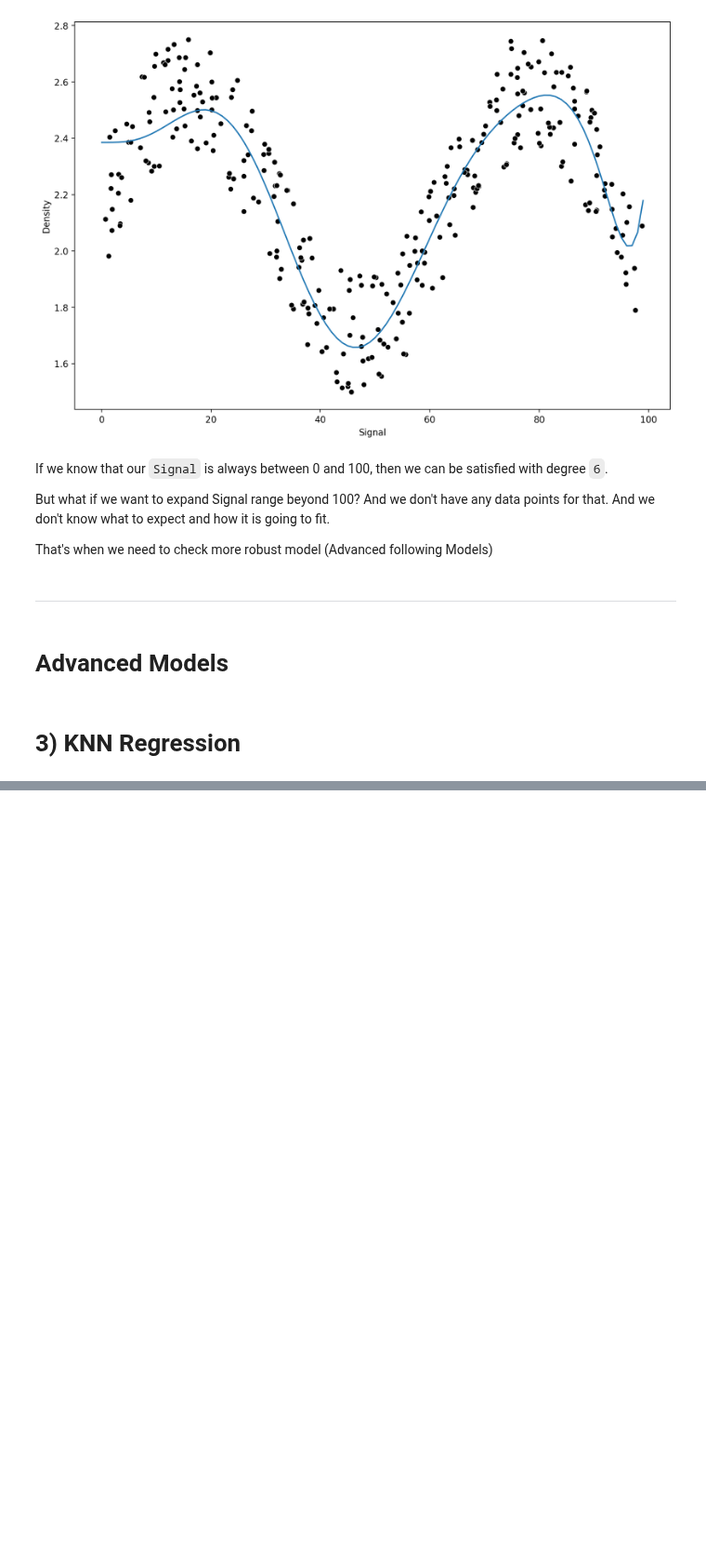
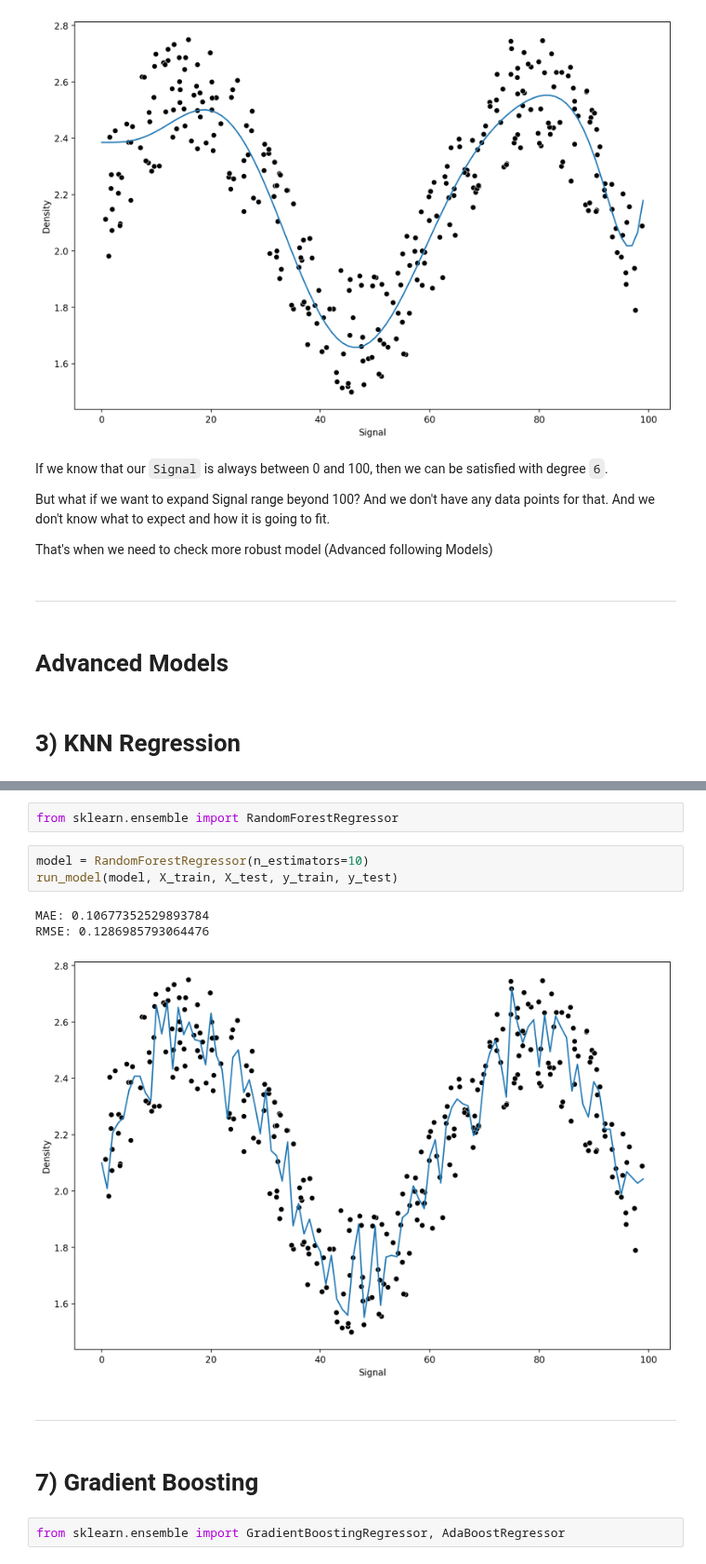
Before and after one commit to ptyadana/Data-Science-and-Machine-Learning-Projects-Dojo, a Jupyter notebook: Machine Learning & Data Science Masterclass - JP/15-Random-Forests/01-Random-Forest-Regression-Tunnel-Boring.ipynb, the cells around one changed output, grey strips where cells are left out. Shown at 93% size. Drawn from its saved outputs; the diff is of its cells as text; blank space fills up the shorter version.

```diff
--- a/Machine Learning & Data Science Masterclass - JP/15-Random-Forests/01-Random-Forest-Regression-Tunnel-Boring.ipynb
+++ b/Machine Learning & Data Science Masterclass - JP/15-Random-Forests/01-Random-Forest-Regression-Tunnel-Boring.ipynb
@@ -276,0 +339,15 @@ That's when we need to check more robust model (Advanced following Models)
+# %%
+from sklearn.ensemble import RandomForestRegressor
+# %%
+model = RandomForestRegressor(n_estimators=10)
+run_model(model, X_train, X_test, y_train, y_test)
+# %% [output]
+MAE: 0.10677352529893784
+RMSE: 0.1286985793064476
+[figure, added]
+# %% [markdown]
+------
+# %% [markdown]
+# <a name='gradient'>7) Gradient Boosting</a>
+# %%
+from sklearn.ensemble import GradientBoostingRegressor, AdaBoostRegressor
```
Also changed, not shown: parts of 20 cells of this notebook, 1 other file.
